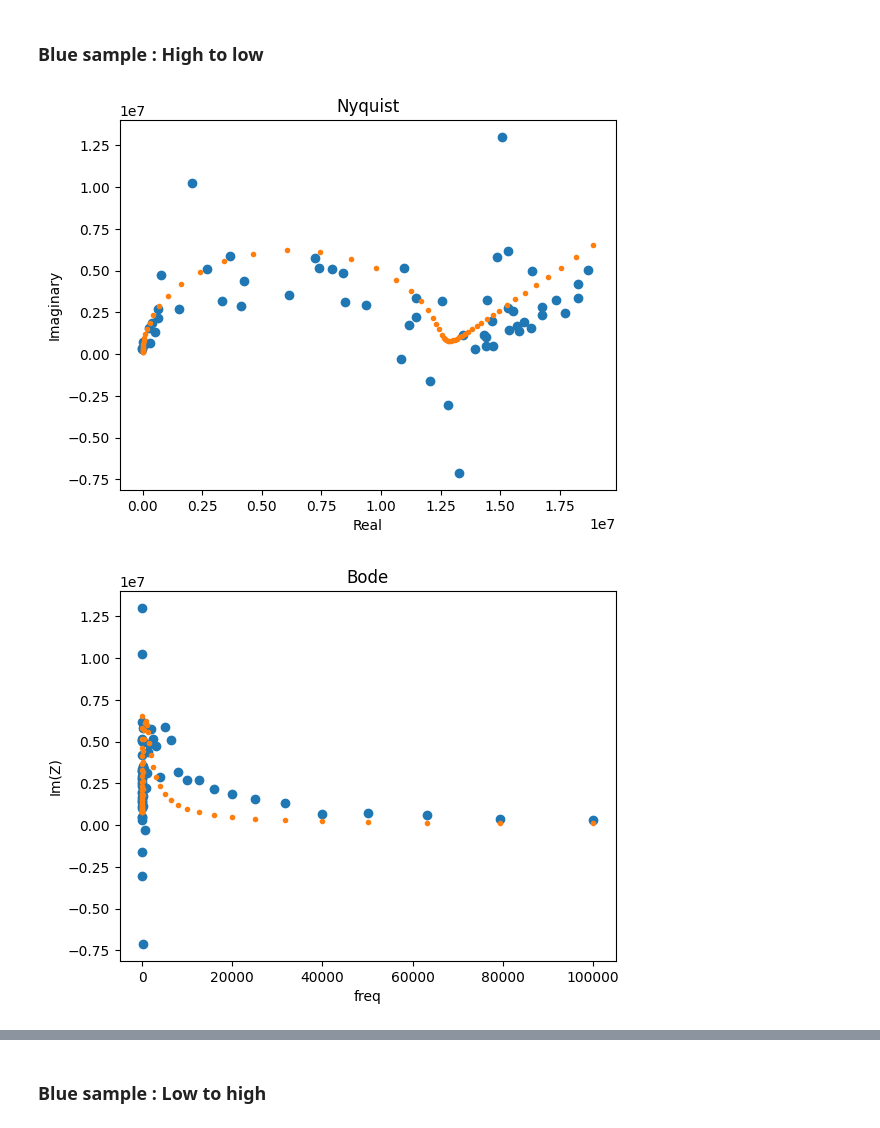
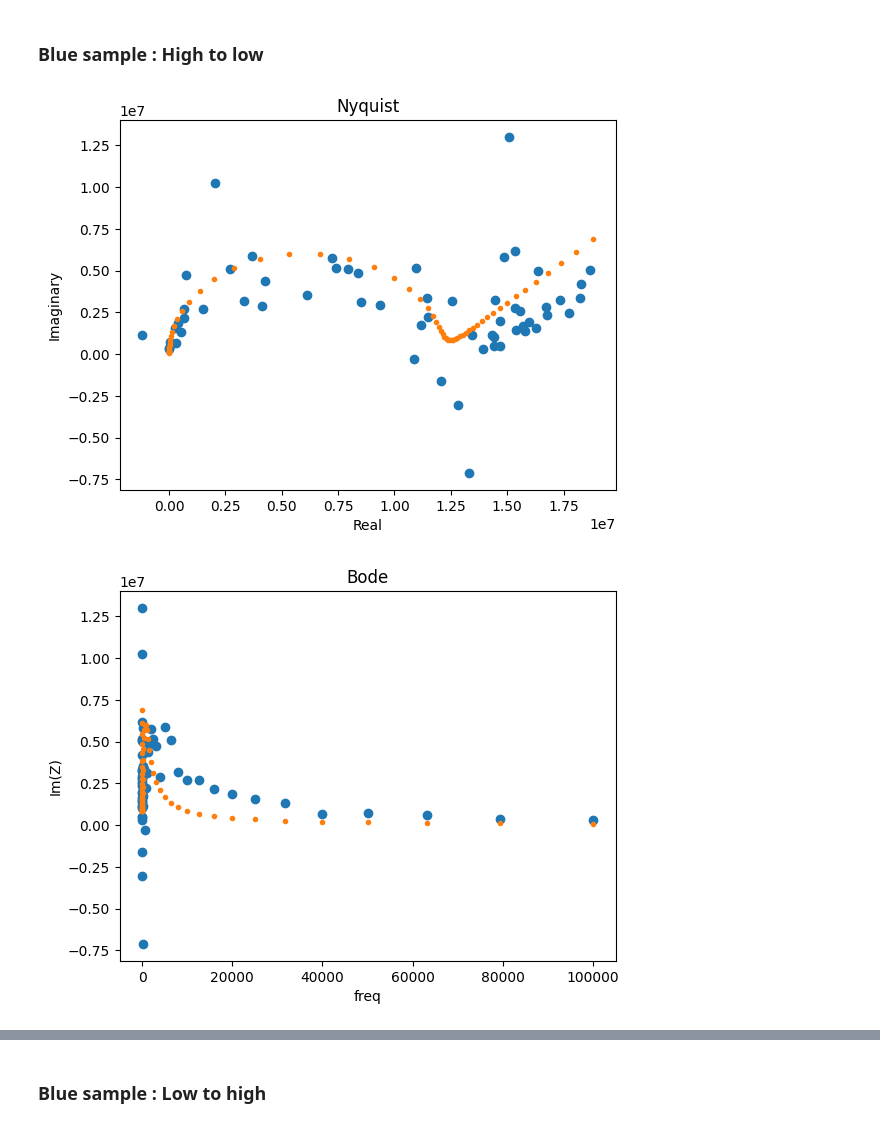
Before and after one commit to beepmo/gator, a Jupyter notebook: data/06-24/litao3EISBB.ipynb, the cells around one changed output, grey strips where cells are left out. Drawn from its saved outputs; the diff is of its cells as text; code cells hidden in the pictures.

Commit message:
printed circuits and stopped dropping points

```diff
--- a/data/06-24/litao3EISBB.ipynb
+++ b/data/06-24/litao3EISBB.ipynb
@@ -55,35 +56,34 @@ def prep_csv(filename):
 ### Blue sample : High to low
 # %%
 freqs, Z = preprocessing.readZPlot('LiTao3_Blue.z')
-freqs, Z = np.delete(freqs, 32), np.delete(Z, 32) # remove 1 noise point (argmin(Z.imag))
 
 circuit = 'p(R0-W0,C0)'
 init = [10**6, 10**-7, 10**-8]
 
 circuit = CustomCircuit(circuit, initial_guess=init)
 circuit.fit(freqs, Z)
 Z_fit = circuit.predict(freqs)
 
 plt.plot(Z.real, -Z.imag, 'o')
 plt.plot(Z_fit.real, -Z_fit.imag, '.')
 plt.ylabel('Imaginary')
 plt.xlabel('Real')
 plt.title('Nyquist')
 plt.show()
 
 plt.plot(freqs, -Z.imag, 'o')
 plt.plot(freqs, -Z_fit.imag, '.')
 plt.ylabel('Im(Z)')
 plt.xlabel('freq')
 plt.title('Bode')
 plt.show()
 
 plt.plot(freqs, Z.real, 'o')
 plt.plot(freqs, Z_fit.real, '.')
 plt.ylabel('Re(Z)')
 plt.xlabel('freq')
 plt.title('Bode')
 plt.show()
 # %% [output]
-[figure, old version]
+[figure, new version]
-[figure, old version]
+[figure, new version]
```
Also changed, not shown: parts of 7 cells of this notebook.
